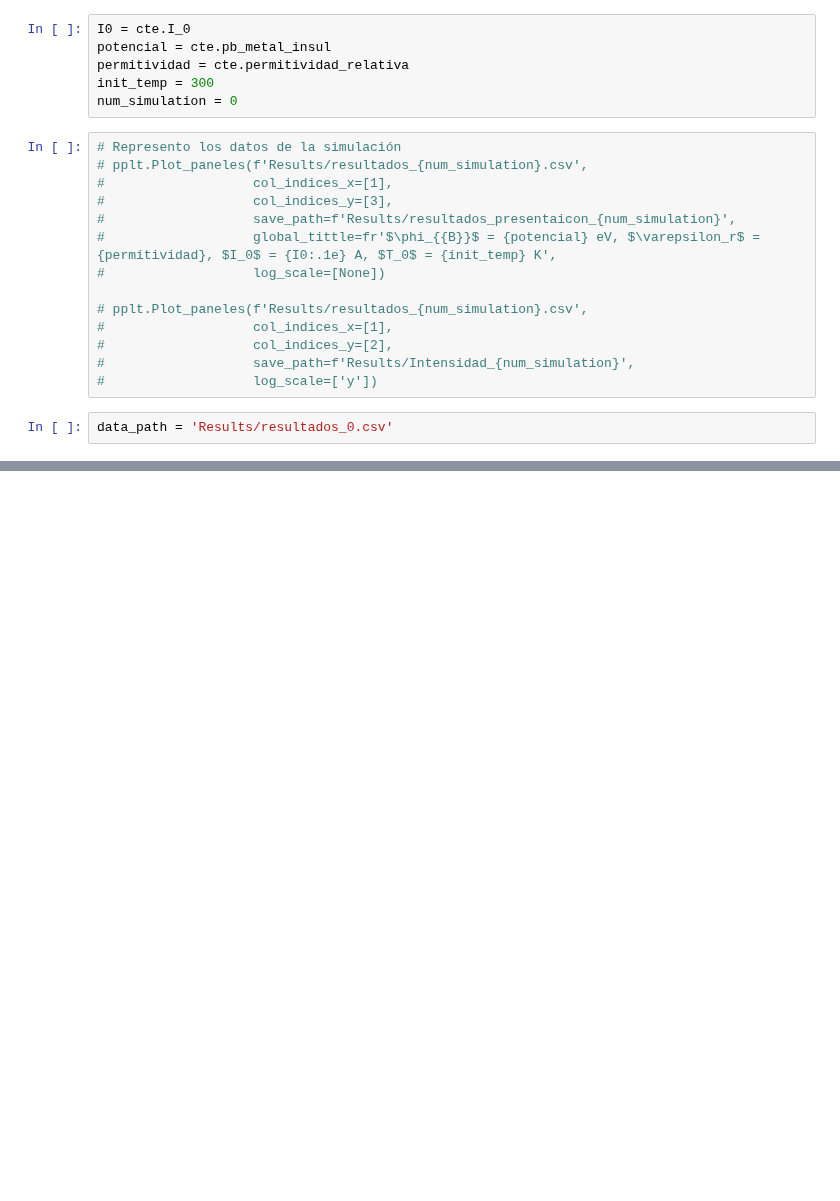
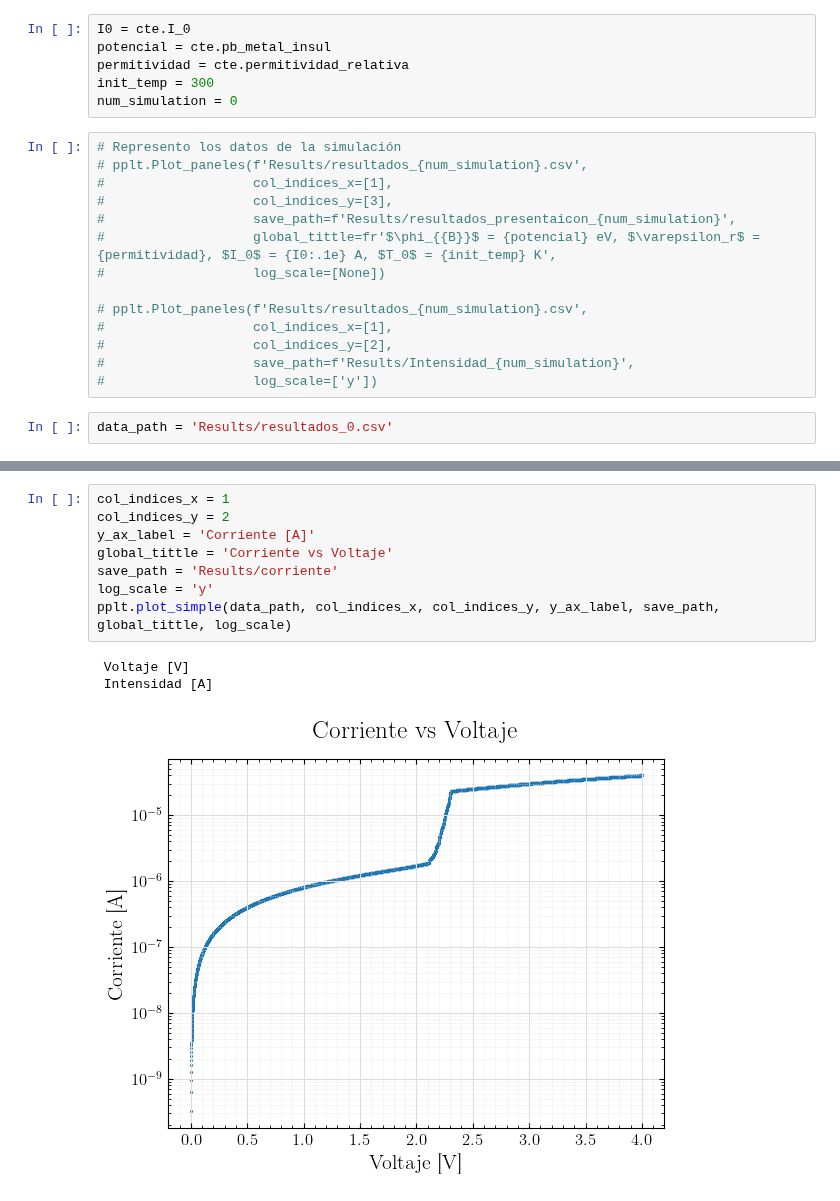
Before and after one commit to LabL4/RRAM_Simulation, a Jupyter notebook: plot_presentacion.ipynb, the cells around one changed output, grey strips where cells are left out. Cells and saved outputs as stored; diff of their text form; blank space fills up the shorter version.

```diff
--- a/plot_presentacion.ipynb
+++ b/plot_presentacion.ipynb
@@ -59,0 +63,12 @@ pplt.plot_both(data_path, col_indices_x, col_indices_y,
+# %%
+col_indices_x = 1
+col_indices_y = 2
+y_ax_label = 'Corriente [A]'
+global_tittle = 'Corriente vs Voltaje'
+save_path = 'Results/corriente'
+log_scale = 'y'
+pplt.plot_simple(data_path, col_indices_x, col_indices_y, y_ax_label, save_path, global_tittle, log_scale)
+# %% [output]
+ Voltaje [V]
+ Intensidad [A]
+[figure, added]
```
Also changed, not shown: parts of 3 cells of this notebook, 3 other files.
